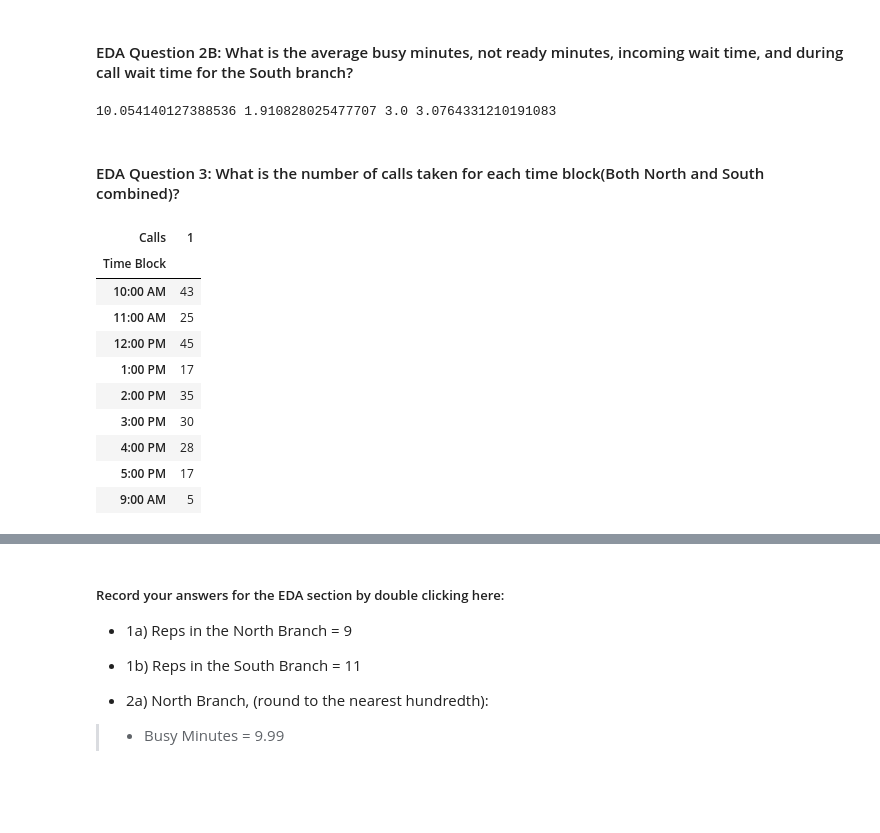
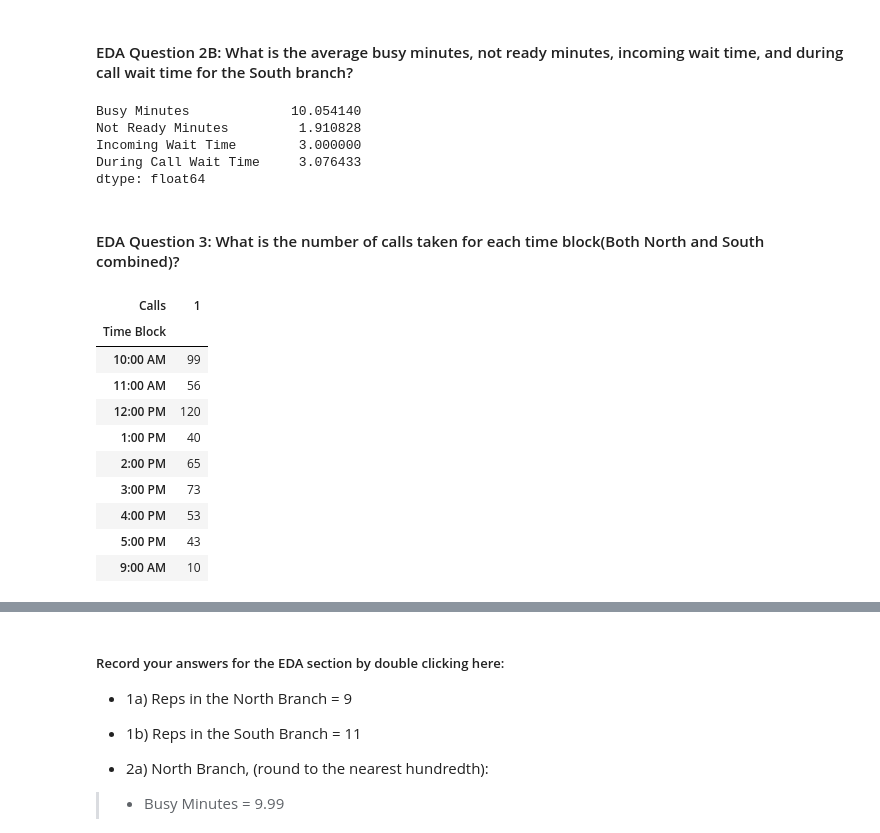
Before and after one commit to jennyshults/call-center-cleanup-assignment, a Jupyter notebook: Call_Center_Cleanup.ipynb, the cells around one changed output, grey strips where cells are left out. Drawn from its saved outputs; the diff is of its cells as text; code cells hidden in the pictures; blank space fills up the shorter version.

```diff
--- a/Call_Center_Cleanup.ipynb
+++ b/Call_Center_Cleanup.ipynb
@@ -103,27 +103,37 @@ northdf['During Call Wait Time'].mean()
 #### EDA Question 2B:  What is the average busy minutes, not ready minutes, incoming wait time, and during call wait time for the South branch?
 # %%
 #Code Used:
-avg_busy_mins_south = southdf['Busy Minutes'].mean()
-avg_not_ready_mins_south = southdf['Not Ready Minutes'].mean()
-avg_incoming_wait_south = southdf['Incoming Wait Time'].mean()
-avg_during_call_wait_south = southdf['During Call Wait Time'].mean()
-print(avg_busy_mins_south, avg_not_ready_mins_south, avg_incoming_wait_south, avg_during_call_wait_south)
+# avg_busy_mins_south = southdf['Busy Minutes'].mean()
+# avg_not_ready_mins_south = southdf['Not Ready Minutes'].mean()
+# avg_incoming_wait_south = southdf['Incoming Wait Time'].mean()
+# avg_during_call_wait_south = southdf['During Call Wait Time'].mean()
+# print(avg_busy_mins_south, avg_not_ready_mins_south, avg_incoming_wait_south, avg_during_call_wait_south)
+
+southdf[["Busy Minutes","Not Ready Minutes", "Incoming Wait Time", "During Call Wait Time"]].mean()
 # %% [output]
-10.054140127388536 1.910828025477707 3.0 3.0764331210191083
+Busy Minutes             10.054140
+Not Ready Minutes         1.910828
+Incoming Wait Time        3.000000
+During Call Wait Time     3.076433
+dtype: float64
 # %% [markdown]
 #### EDA Question 3:  What is the number of calls taken for each time block(Both North and South combined)?
 # %%
 # Code Used:
-northdf.groupby('Time Block')['Calls'].value_counts().unstack()
+# northdf.groupby('Time Block')['Calls'].value_counts().unstack()
+# southdf.groupby('Time Block')['Calls'].value_counts().unstack()
+
+bothdf = northdf.merge(southdf, how='outer')
+bothdf.groupby('Time Block')['Calls'].value_counts().unstack()
 # %% [output]
 | Calls | 1 |
 | Time Block |  |
-| 10:00 AM | 43 |
-| 11:00 AM | 25 |
-| 12:00 PM | 45 |
-| 1:00 PM | 17 |
-| 2:00 PM | 35 |
-| 3:00 PM | 30 |
-| 4:00 PM | 28 |
-| 5:00 PM | 17 |
-| 9:00 AM | 5 |
+| 10:00 AM | 99 |
+| 11:00 AM | 56 |
+| 12:00 PM | 120 |
+| 1:00 PM | 40 |
+| 2:00 PM | 65 |
+| 3:00 PM | 73 |
+| 4:00 PM | 53 |
+| 5:00 PM | 43 |
+| 9:00 AM | 10 |
```
Also changed, not shown: parts of 11 cells of this notebook.
